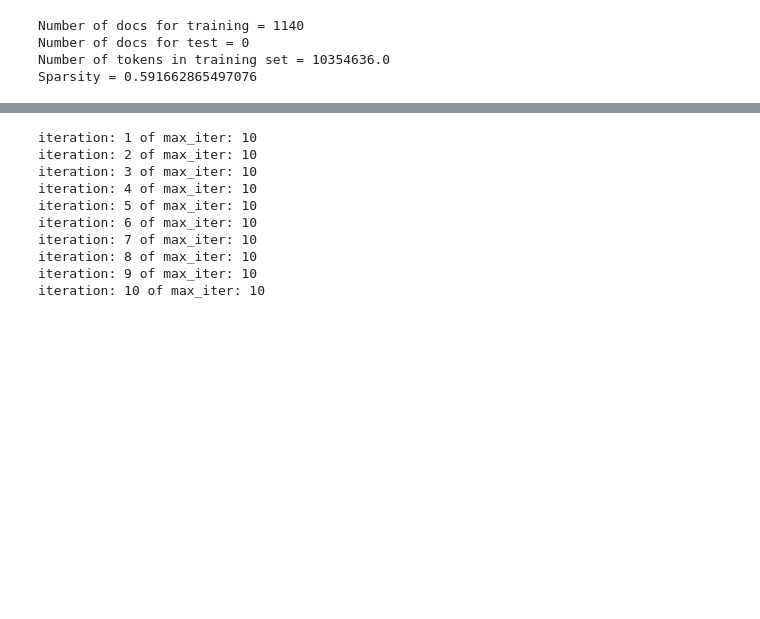
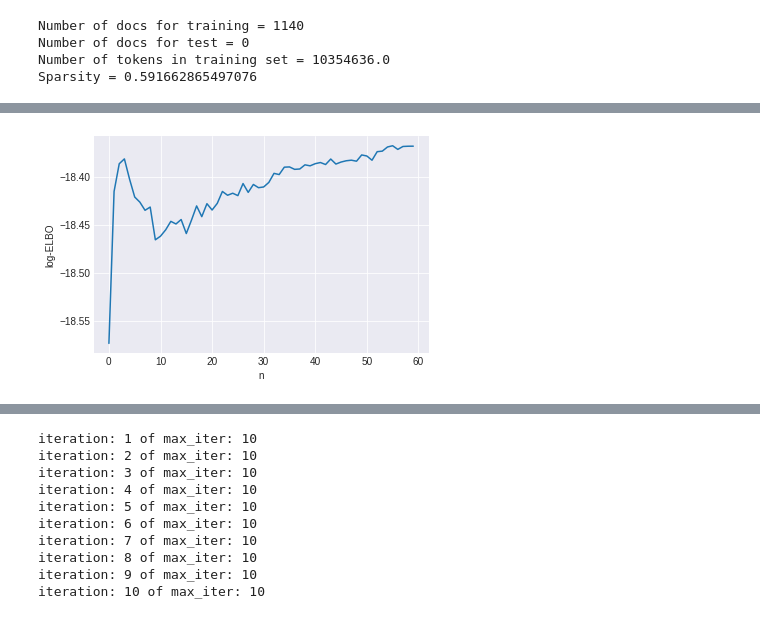
Before and after one commit to mtvector/MTsc, a Jupyter notebook: notebooks/VariationalBayesELALDA2-Limiting.ipynb, the cells around one changed output, grey strips where cells are left out. Drawn from its saved outputs; the diff is of its cells as text; code cells hidden in the pictures; blank space fills up the shorter version.

```diff
--- a/notebooks/VariationalBayesELALDA2-Limiting.ipynb
+++ b/notebooks/VariationalBayesELALDA2-Limiting.ipynb
@@ -164,8 +173,10 @@ l __str__ = [[-2.78133751 -2.72754364 -2.69429824 ... -7.52207423 -9.09401386
 # %%
-tr1 = approx.sample(draws=100)
+tr1 = approx.sample(draws=1000)
 advi_elbo = pd.DataFrame(
     {'log-ELBO': -np.log(approx.hist),
      'n': np.arange(approx.hist.shape[0])})
 
 sns.lineplot(y='log-ELBO', x='n', data=advi_elbo)
 theta=tr1['theta'].mean(0)
+# %% [output]
+[figure, added]
```
Also changed, not shown: parts of 23 cells of this notebook, 14 other files.
